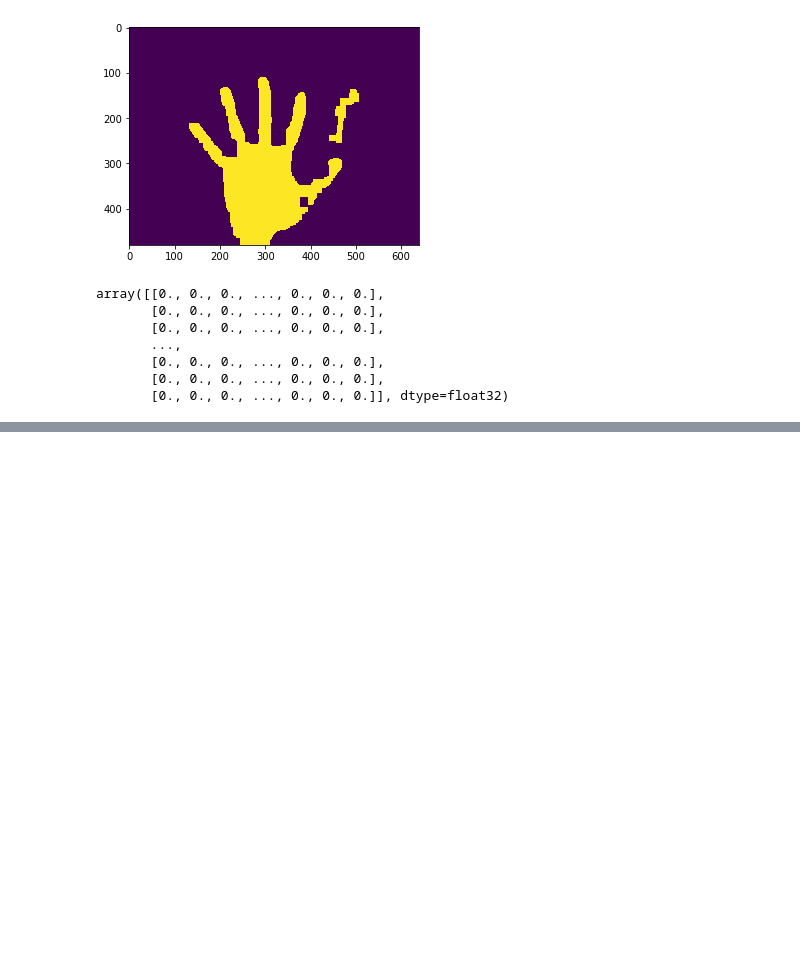
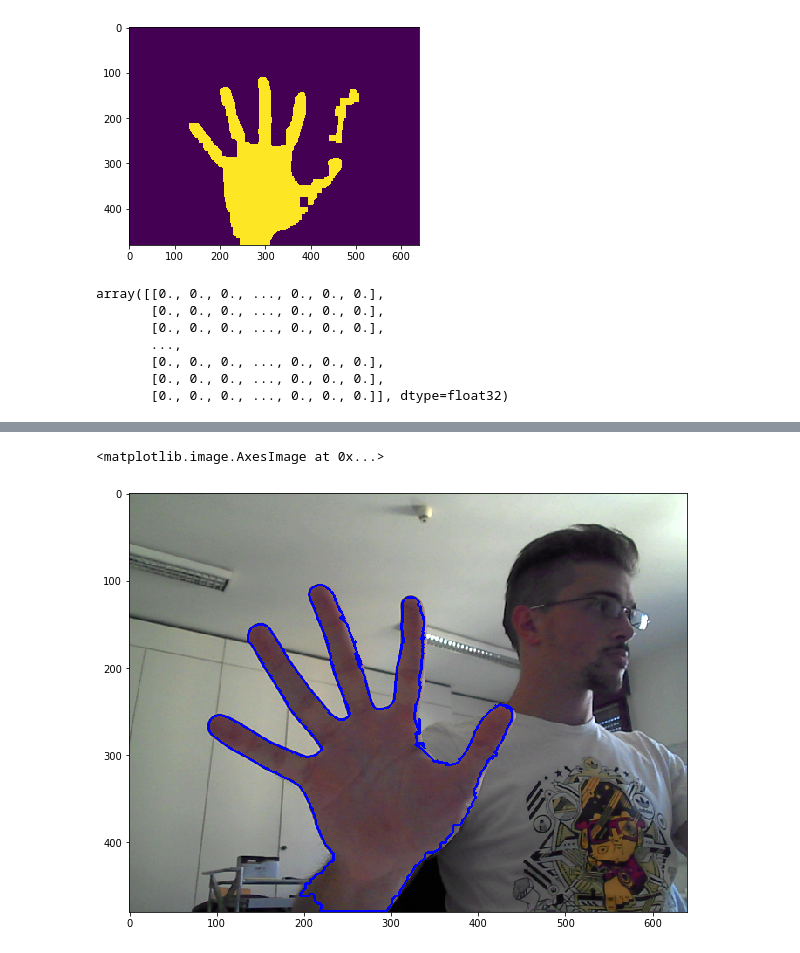
Before and after one commit to SoshinK/gesture-recognition, a Jupyter notebook: get_hand.ipynb, the cells around one changed output, grey strips where cells are left out. Cells and saved outputs as stored; diff of their text form; code cells hidden in the pictures; blank space fills up the shorter version.

```diff
--- a/get_hand.ipynb
+++ b/get_hand.ipynb
@@ -98,0 +169,23 @@ plt.imshow(mask)
+# %%
+_, contours, _ = cv2.findContours(np.uint8(mask), cv2.RETR_EXTERNAL, cv2.CHAIN_APPROX_NONE)
+
+# print("??", contours, len(contours))
+#     if(len(contours) == 1):
+#         return None, None
+
+# \
+
+c = max(contours, key = cv2.contourArea)
+
+# hull = cv2.convexHull(contours[cnt_id])
+
+# contours[cnt_id] = hull
+plt.figure(figsize=(10,10))
+img_cnt = cv2.drawContours(img.copy(), c, -1, (0, 0, 255), 2)
+
+
+
+plt.imshow(img_cnt)
+# %% [output]
+<matplotlib.image.AxesImage at 0x...>
+[figure, added]
```
Also changed, not shown: parts of 18 cells of this notebook.
